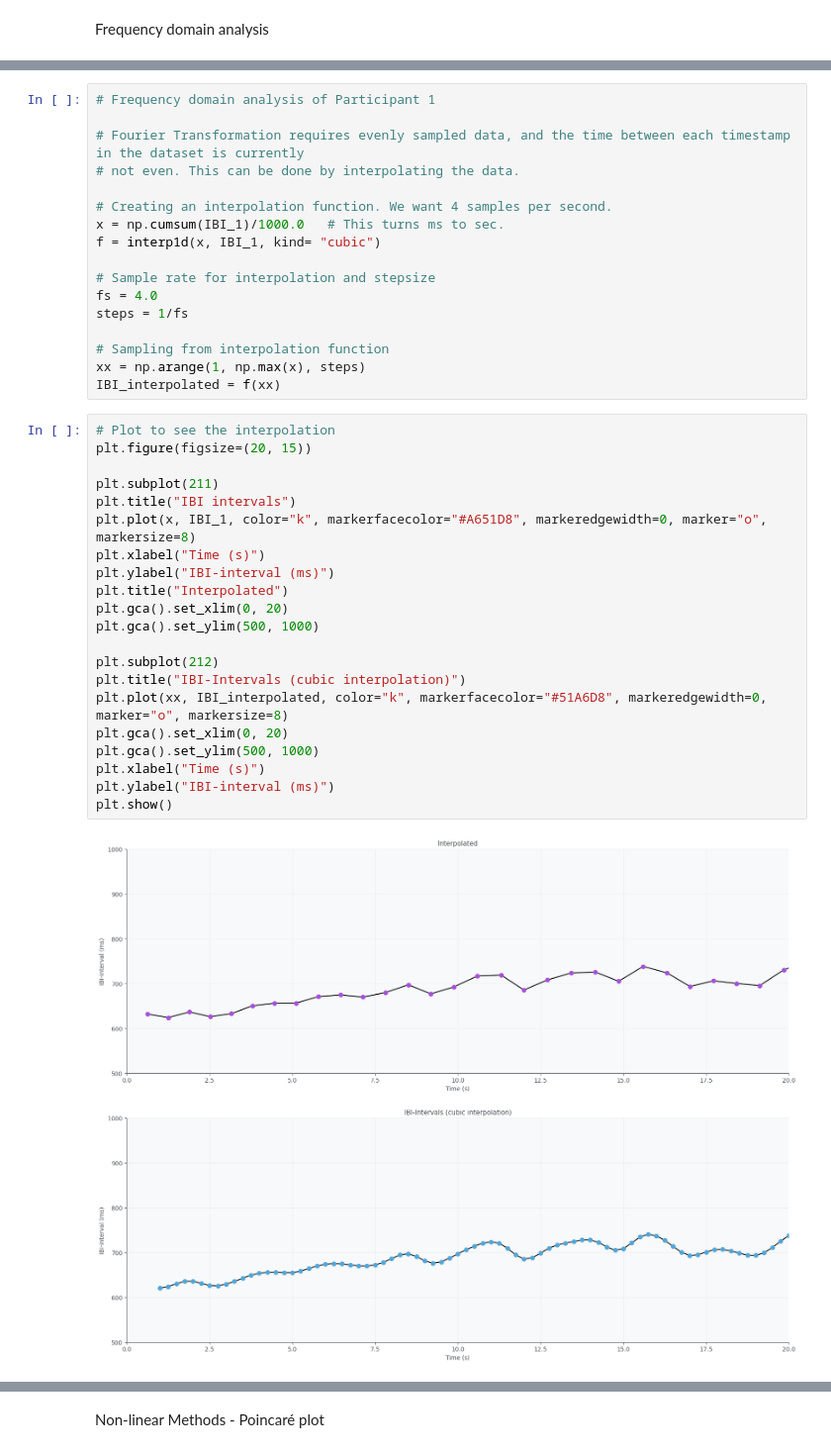
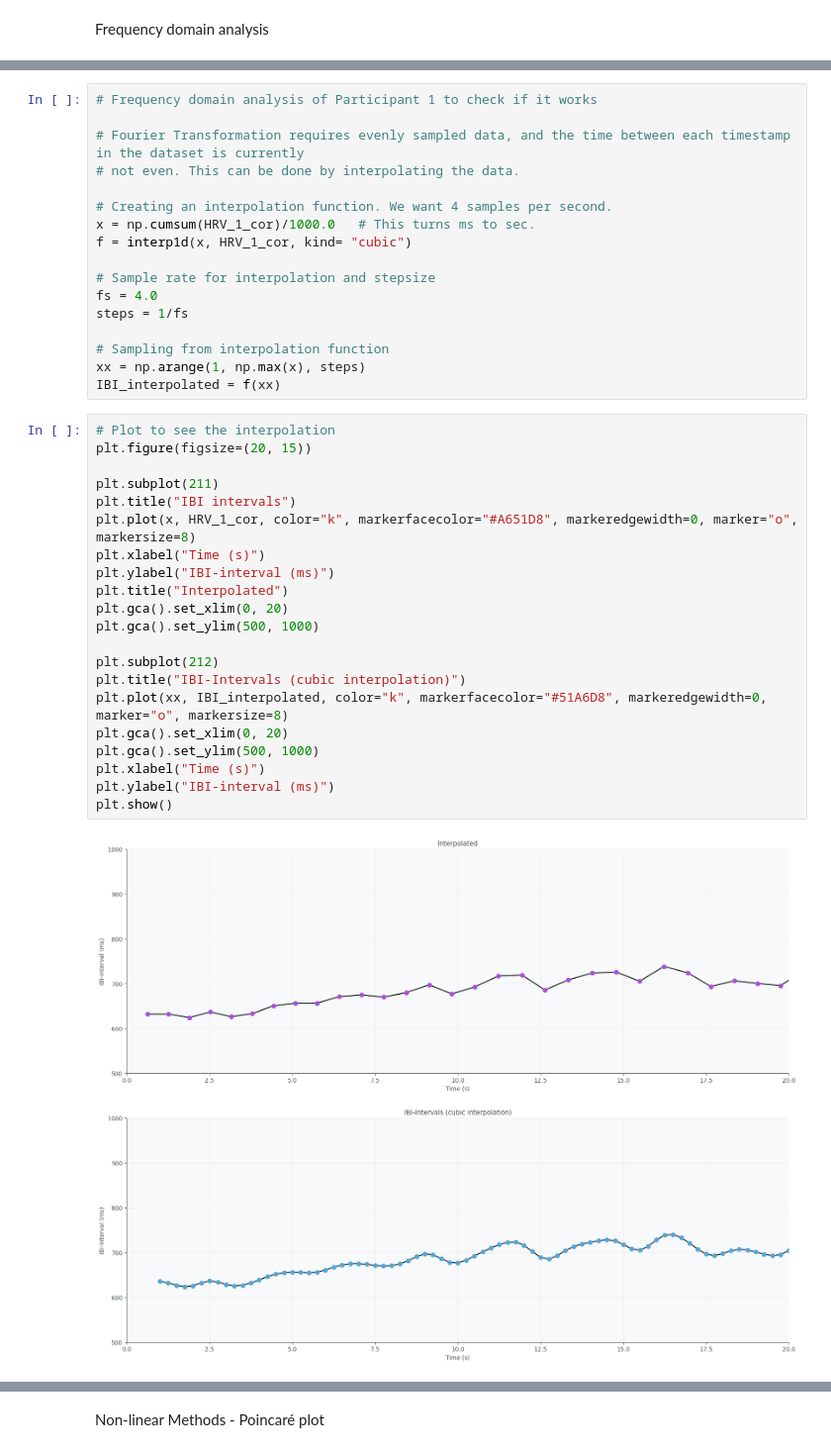
Before and after one commit to GacildaAnne/Thesis-ADHD-HRV, a Jupyter notebook: Thesis_code.ipynb, the cells around one changed output, grey strips where cells are left out. Shown at 99% size. Cells and saved outputs as stored; diff of their text form.

```diff
--- a/Thesis_code.ipynb
+++ b/Thesis_code.ipynb
@@ -779,12 +779,12 @@ NameError: name 'IBI' is not defined
 # %%
-# Frequency domain analysis of Participant 1
+# Frequency domain analysis of Participant 1 to check if it works
 
 # Fourier Transformation requires evenly sampled data, and the time between each timestamp in the dataset is currently
 # not even. This can be done by interpolating the data.
 
 # Creating an interpolation function. We want 4 samples per second.
-x = np.cumsum(IBI_1)/1000.0   # This turns ms to sec.
-f = interp1d(x, IBI_1, kind= "cubic")
+x = np.cumsum(HRV_1_cor)/1000.0   # This turns ms to sec.
+f = interp1d(x, HRV_1_cor, kind= "cubic")
 
 # Sample rate for interpolation and stepsize
 fs = 4.0
@@ -796,24 +796,24 @@ IBI_interpolated = f(xx)
 # %%
 # Plot to see the interpolation
 plt.figure(figsize=(20, 15))
 
 plt.subplot(211)
 plt.title("IBI intervals")
-plt.plot(x, IBI_1, color="k", markerfacecolor="#A651D8", markeredgewidth=0, marker="o", markersize=8)
+plt.plot(x, HRV_1_cor, color="k", markerfacecolor="#A651D8", markeredgewidth=0, marker="o", markersize=8)
 plt.xlabel("Time (s)")
 plt.ylabel("IBI-interval (ms)")
 plt.title("Interpolated")
 plt.gca().set_xlim(0, 20)
 plt.gca().set_ylim(500, 1000)
 
 plt.subplot(212)
 plt.title("IBI-Intervals (cubic interpolation)")
 plt.plot(xx, IBI_interpolated, color="k", markerfacecolor="#51A6D8", markeredgewidth=0, marker="o", markersize=8)
 plt.gca().set_xlim(0, 20)
 plt.gca().set_ylim(500, 1000)
 plt.xlabel("Time (s)")
 plt.ylabel("IBI-interval (ms)")
 plt.show()
 # %% [output]
-[figure, old version]
+[figure, new version]
 # %%
```
Also changed, not shown: parts of 17 cells of this notebook.
